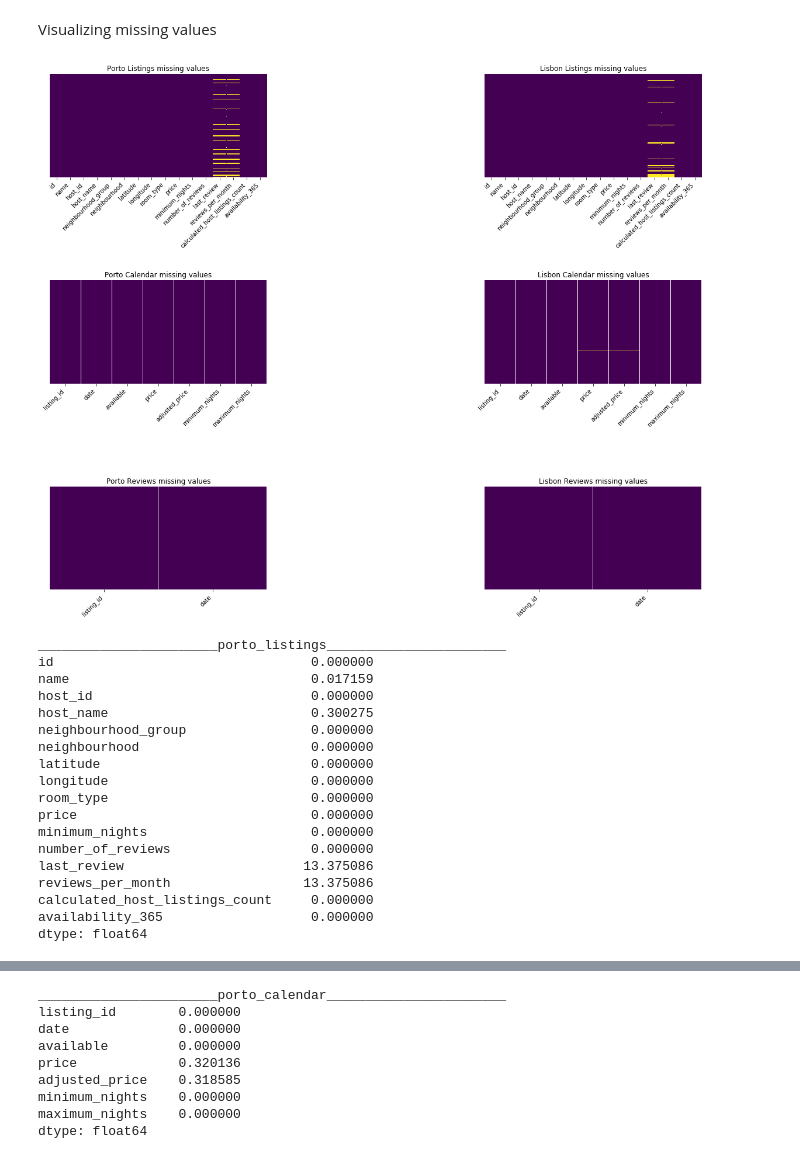
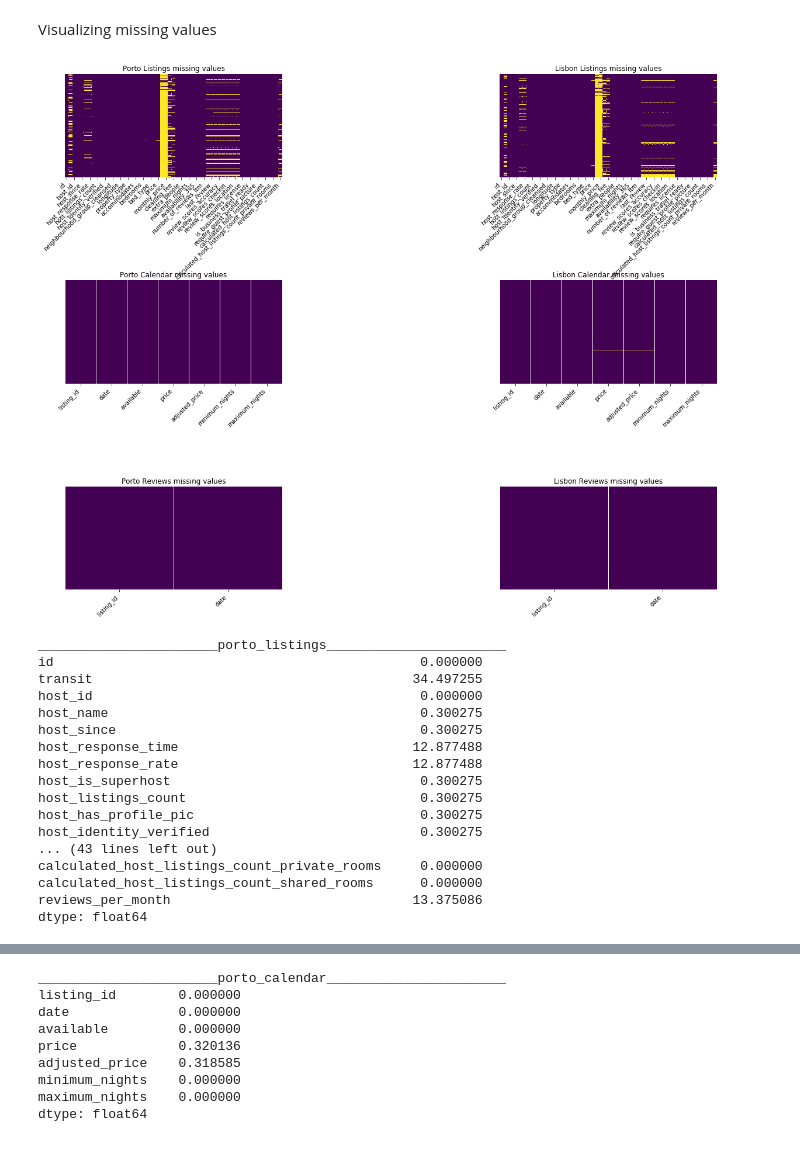
Before and after one commit to sousablde/Airbnb-A-tale-of-2-cities, a Jupyter notebook: Airbnb - a tale of 2 cities.ipynb, the cells around one changed output, grey strips where cells are left out. Drawn from its saved outputs; the diff is of its cells as text; code cells hidden in the pictures.

```diff
--- a/Airbnb - a tale of 2 cities.ipynb
+++ b/Airbnb - a tale of 2 cities.ipynb
@@ -53,6 +56,7 @@ All the data loaded in this cell was sourced from here: http://insideairbnb.com/
 # %%
 #Porto related data
 porto_listings = pd.read_csv(r"C:\Users\sousa\Desktop\github\Airbnb Tale of 2 cities\Data Portugal\Porto\listings.csv")
+porto_listings_plus = pd.read_csv(r"C:\Users\sousa\Desktop\github\Airbnb Tale of 2 cities\Data Portugal\Porto\listings.csv.gz", compression = 'gzip')
 porto_calendar = pd.read_csv(r"C:\Users\sousa\Desktop\github\Airbnb Tale of 2 cities\Data Portugal\Porto\calendar.csv.gz", compression = 'gzip')
 porto_neighbourhoods = pd.read_csv(r"C:\Users\sousa\Desktop\github\Airbnb Tale of 2 cities\Data Portugal\Porto\neighbourhoods.csv")
 porto_reviews = pd.read_csv(r"C:\Users\sousa\Desktop\github\Airbnb Tale of 2 cities\Data Portugal\Porto\reviews.csv")
@@ -62,3 +66,4 @@ lisbon_listings = pd.read_csv(r"C:\Users\sousa\Desktop\github\Airbnb Tale of 2 c
 lisbon_calendar = pd.read_csv(r"C:\Users\sousa\Desktop\github\Airbnb Tale of 2 cities\Data Portugal\Lisbon\calendar.csv.gz", compression = 'gzip')
 lisbon_neighbourhoods = pd.read_csv(r"C:\Users\sousa\Desktop\github\Airbnb Tale of 2 cities\Data Portugal\Lisbon\neighbourhoods.csv")
 lisbon_reviews = pd.read_csv(r"C:\Users\sousa\Desktop\github\Airbnb Tale of 2 cities\Data Portugal\Lisbon\reviews.csv")
+lisbon_listings_plus = pd.read_csv(r"C:\Users\sousa\Desktop\github\Airbnb Tale of 2 cities\Data Portugal\Lisbon\listings.csv.gz", compression = 'gzip')
@@ -242,36 +377,36 @@ ax3 = fig.add_subplot(323)
 ax4 = fig.add_subplot(324)
 ax5 = fig.add_subplot(325)
 ax6 = fig.add_subplot(326)
 
 
-sns.heatmap(porto_listings.isnull(), yticklabels = False, cbar = False, cmap='viridis', ax = ax1)
+sns.heatmap(porto_listings_plus.isnull(), yticklabels = False, cbar = False, cmap='viridis', ax = ax1)
 ax1.set_title('Porto Listings missing values')
 ax1.set_xticklabels(ax1.get_xticklabels(), rotation = 45, horizontalalignment='right')
 
-sns.heatmap(lisbon_listings.isnull(), yticklabels = False, cbar = False, cmap='viridis', ax = ax2)
+sns.heatmap(lisbon_listings_plus.isnull(), yticklabels = False, cbar = False, cmap='viridis', ax = ax2)
 ax2.set_title('Lisbon Listings missing values')
 ax2.set_xticklabels(ax2.get_xticklabels(), rotation = 45, horizontalalignment='right')
 
 sns.heatmap(porto_calendar.isnull(), yticklabels = False, cbar = False, cmap='viridis', ax = ax3)
 ax3.set_title('Porto Calendar missing values')
 ax3.set_xticklabels(ax3.get_xticklabels(), rotation = 45, horizontalalignment='right')
 
 sns.heatmap(lisbon_calendar.isnull(), yticklabels = False, cbar = False, cmap='viridis', ax = ax4)
 ax4.set_title('Lisbon Calendar missing values')
 ax4.set_xticklabels(ax4.get_xticklabels(), rotation = 45, horizontalalignment='right')
 
 sns.heatmap(porto_reviews.isnull(), yticklabels = False, cbar = False, cmap='viridis', ax = ax5)
 ax5.set_title('Porto Reviews missing values')
 ax5.set_xticklabels(ax5.get_xticklabels(), rotation = 45, horizontalalignment='right')
 
 sns.heatmap(lisbon_reviews.isnull(), yticklabels = False, cbar = False, cmap='viridis', ax = ax6)
 ax6.set_title('Lisbon Reviews missing values')
 ax6.set_xticklabels(ax6.get_xticklabels(), rotation = 45, horizontalalignment='right')
 
 
 fig.subplots_adjust(top = 1, wspace = 1, hspace = 1)
 # %% [output]
-[figure, old version]
+[figure, new version]
 # %%
 #checking for missing values
 def missing_checker(df, df_type):
@@ -289,24 +424,23 @@ def missing_checker(df, df_type):
     print('_______________________' + df_type + '_______________________')
     print(percent_missing)
 # %%
-missing_checker(porto_listings, 'porto_listings')
+missing_checker(porto_listings_plus, 'porto_listings')
 # %% [output]
 _______________________porto_listings_______________________
-id                                 0.000000
-name                               0.017159
-host_id                            0.000000
-host_name                          0.300275
-neighbourhood_group                0.000000
-neighbourhood                      0.000000
-latitude                           0.000000
-longitude                          0.000000
-room_type                          0.000000
-price                              0.000000
-minimum_nights                     0.000000
-number_of_reviews                  0.000000
-last_review                       13.375086
-reviews_per_month                 13.375086
-calculated_host_listings_count     0.000000
-availability_365                   0.000000
+id                                               0.000000
+transit                                         34.497255
+host_id                                          0.000000
+host_name                                        0.300275
+host_since                                       0.300275
+host_response_time                              12.877488
+host_response_rate                              12.877488
+host_is_superhost                                0.300275
+host_listings_count                              0.300275
+host_has_profile_pic                             0.300275
+host_identity_verified                           0.300275
+... (43 lines left out)
+calculated_host_listings_count_private_rooms     0.000000
+calculated_host_listings_count_shared_rooms      0.000000
+reviews_per_month                               13.375086
 dtype: float64
 # %%
```
Also changed, not shown: parts of 48 cells of this notebook.
